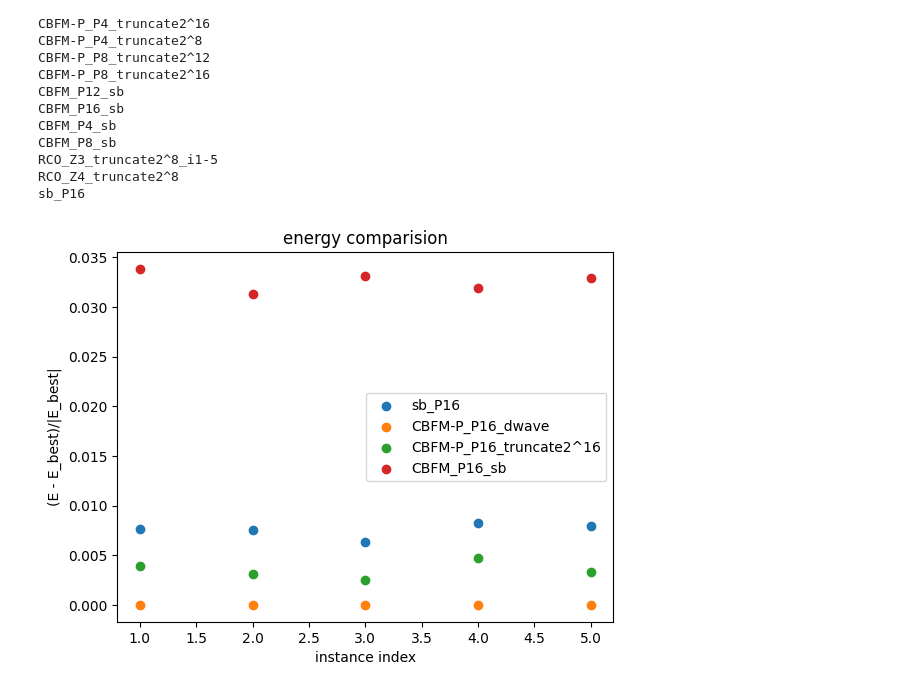
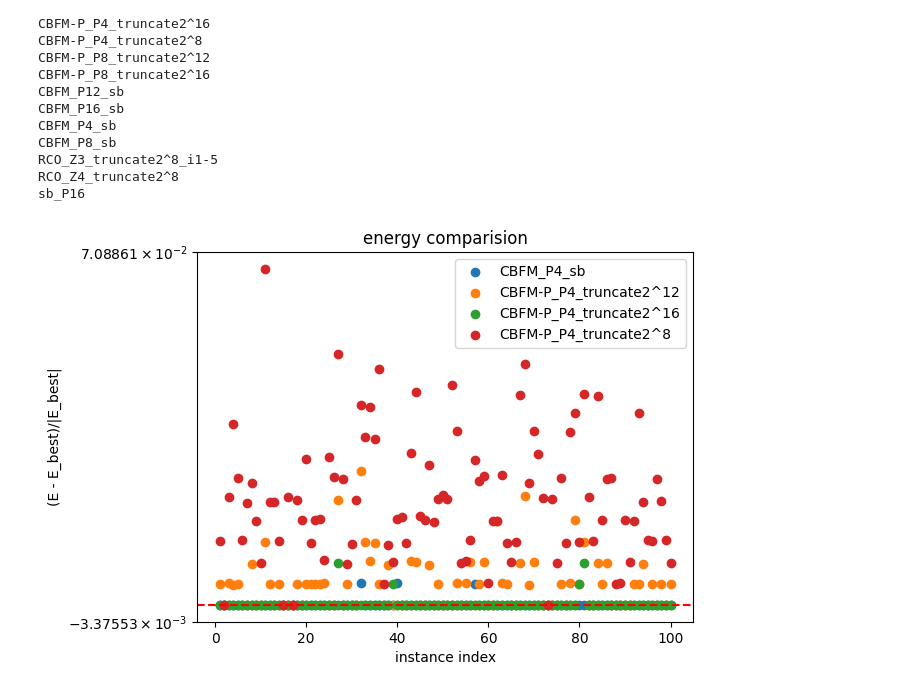
Before and after one commit to tomsmierz/SpinGlassPlots, a Jupyter notebook: SpinGlassPlots.ipynb, the cells around one changed output. Saved outputs shown, nothing was run; the diff lists cells and outputs as text; code cells hidden in the pictures.

```diff
--- a/SpinGlassPlots.ipynb
+++ b/SpinGlassPlots.ipynb
@@ -83,18 +83,19 @@ class UniversalPlotter:
                 if table_energies[table][i] < best_known:
                     best_known = table_energies[table][i]
             basis_energy.append(best_known)
-
+        fig, ax = plt.subplots()
 
         for table in args:
             energy = table_energies[table]
             energy = [(energy[i]-basis_energy[i])/abs(basis_energy[i]) for i in range(len(instances))]
-            plt.scatter(np.arange(1,len(instances)+1,1), energy, label= table)
+            ax.scatter(np.arange(1,len(instances)+1,1), energy, label= table)
+        ax.axhline(y=0, color='r', linestyle='--')
+        ax.set_yscale('symlog')
+        ax.set_xlabel('instance index')
+        ax.set_ylabel('(E - E_best)/|E_best|')
 
-        plt.xlabel('instance index')
-        plt.ylabel('(E - E_best)/|E_best|')
-
-        plt.title("energy comparision")
-        plt.legend()
+        ax.set_title("energy comparision")
+        ax.legend()
         plt.savefig("plot.pdf")
 
 
@@ -134,6 +135,6 @@ RCO_Z3_truncate2^8_i1-5
 RCO_Z4_truncate2^8
 sb_P16
 # %%
-plotter.plot_energies("sb_P16", "CBFM-P_P16_dwave", "CBFM-P_P16_truncate2^16", "CBFM_P16_sb")
+plotter.plot_energies("CBFM_P4_sb", "CBFM-P_P4_truncate2^12", "CBFM-P_P4_truncate2^16", "CBFM-P_P4_truncate2^8")
 # %% [output]
-[figure, old version]
+[figure, new version]
```
